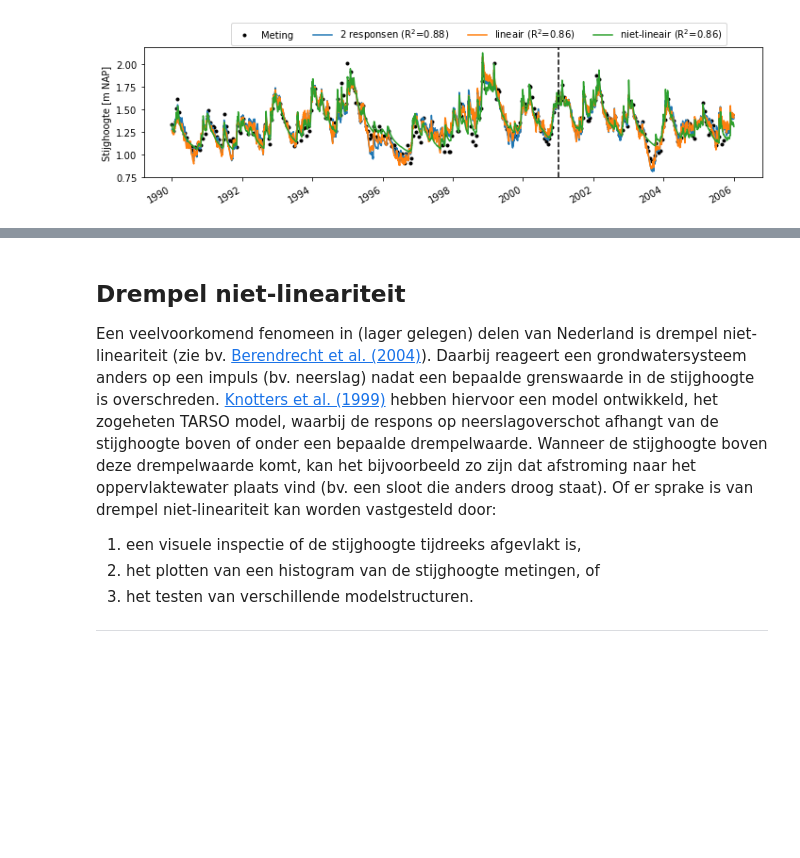
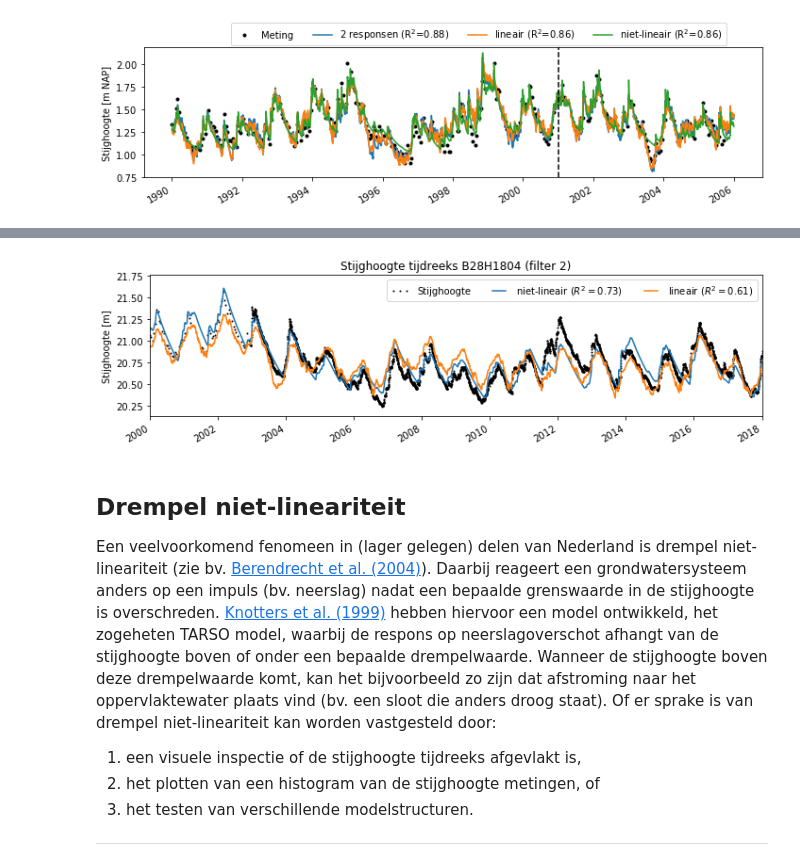
Before and after one commit to ArtesiaWater/stowa_handleiding_tijdreeksanalyse, a Jupyter notebook: model_structuur/model_structuur.ipynb, the cells around one changed output, grey strips where cells are left out. Saved outputs shown, nothing was run; the diff lists cells and outputs as text; code cells hidden in the pictures; blank space fills up the shorter version.

```diff
--- a/model_structuur/model_structuur.ipynb
+++ b/model_structuur/model_structuur.ipynb
@@ -244,3 +246,48 @@ plt.tight_layout()
+# %%
+head = ps.read_dino("data/B27D0140001_1.csv")
+prec = ps.read_knmi("data/neerslaggeg_OLDEBROEK_336.txt", variables="RD").series * 1e3
+prec.index = prec.index.round("D")
+prec = prec.asfreq("D")
+evap = ps.read_knmi("data/etmgeg_275.txt", variables="EV24").series.asfreq("D") * 1e3
+
+ml = ps.Model(head, name="B27D0140_1")
+rch = ps.rch.FlexModel()
+rm = ps.RechargeModel(rain, evap, recharge=rch, rfunc=ps.Gamma, name="rch")
+ml.add_stressmodel(rm)
+
+# Solve the model
+#ml.set_parameter("constant_d", initial=head.series.min())  # Start below the lowest head
+ml.set_parameter("rch_kv", vary=True)
+
+ml.solve(noise=False, tmin="2000", tmax="2018", report=False)
+r2_nl = round(ml.stats.rsq(), 2)
+# ml.set_parameter("rch_srmax", vary=False)
+# ml.solve(noise=True, initial=False,  tmin="2005", tmax="2015", report=False)
+sim = ml.simulate()
+# %%
+ml = ps.Model(head, name="B27D0140_1")
+rch = ps.rch.Linear()
+rm = ps.RechargeModel(prec, evap, recharge=rch, rfunc=ps.Gamma, name="rch")
+ml.add_stressmodel(rm)
+
+# Solve the model
+#ml.set_parameter("constant_d", initial=head.series.min())  # Start below the lowest head
+ml.solve(noise=False, tmin="2000", tmax="2018", report=False)
+r2_l = round(ml.stats.rsq(), 2)
+# Plot de resultaten
+fig, ax = plt.subplots(1, 1, figsize=(10,3))
+head.plot(ax=ax, marker=".", color="k", linestyle=" ", markersize=2)
+
+ax.plot(sim)
+ml.simulate().plot(ax=ax)
+ax.set_xlim(["2000", "2018"])
+#ax.set_ylim(18.2, 20.0)
+ax.set_ylabel("Stijghoogte [m]")
+ax.set_title("Stijghoogte tijdreeks B28H1804 (filter 2)")
+ax.legend(["Stijghoogte",  f"niet-lineair ($R^2=${r2_nl})", f"lineair ($R^2=${r2_l})"], ncol=4, loc=1, numpoints=3);
+plt.tight_layout()
+# %% [output]
+[figure, added]
 # %% [markdown]
 ## Drempel niet-lineariteit
 Een veelvoorkomend fenomeen in (lager gelegen) delen van Nederland is drempel niet-lineariteit (zie bv. [Berendrecht et al. (2004)](#Referenties)). Daarbij reageert een grondwatersysteem anders op een impuls (bv. neerslag) nadat een bepaalde grenswaarde in de stijghoogte is overschreden. [Knotters et al. (1999)](#Referenties) hebben hiervoor een model ontwikkeld, het zogeheten TARSO model, waarbij de respons op neerslagoverschot afhangt van de stijghoogte boven of onder een bepaalde drempelwaarde. Wanneer de stijghoogte boven deze drempelwaarde komt, kan het bijvoorbeeld zo zijn dat afstroming naar het oppervlaktewater plaats vind (bv. een sloot die anders droog staat). Of er sprake is van drempel niet-lineariteit kan worden vastgesteld door:
```
Also changed, not shown: parts of 37 cells of this notebook.
